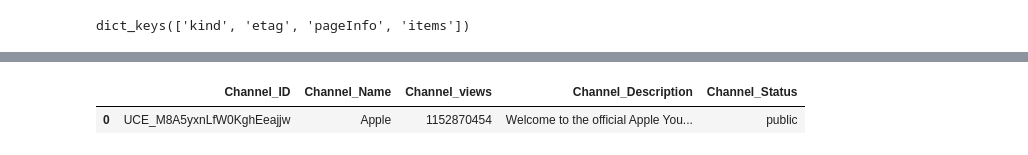
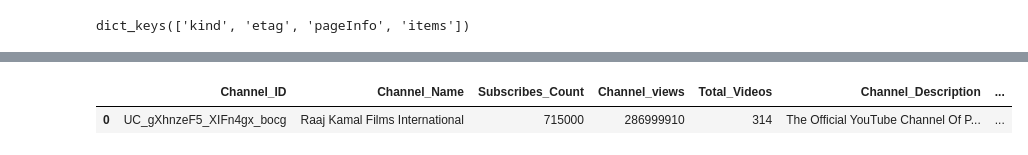
Before and after one commit to nvkumar63/Youtube_project01, a Jupyter notebook: Youtube_project01.ipynb, the cells around one changed output, grey strips where cells are left out. Cells and saved outputs as stored; diff of their text form; code cells hidden in the pictures.

```diff
--- a/Youtube_project01.ipynb
+++ b/Youtube_project01.ipynb
@@ -4,4 +14,4 @@ import pandas as pd
 # %%
-api_key = 'AIzaSyBIvY00IaQhpJavkwxnxM5dw0e2bAiaKEY'
+api_key = 'AIzaSyBMs5lNxnT9xaGHrIo9FB0CI7-DjQB8KUg'
 youtube = build('youtube', 'v3', developerKey=api_key)
 # %%
@@ -40,7 +41,7 @@ print(list),(Channel_data['items'])
 # %%
 # 1. Channel Information:
 
-def get_the_channel_info(channel_id):
+def get_channel_info(channel_id):
     request = youtube.channels().list(
         part = 'snippet,contentDetails,statistics,status',
         id = channel_id
@@ -48,22 +49,22 @@ def get_the_channel_info(channel_id):
 
     response = request.execute()
 
-    for i in response["items"]:
-        data = dict(Channel_ID=i["id"],
-                Channel_Name=i["snippet"]["title"],
-                Channel_views=i["statistics"]["viewCount"],
-                Channel_Description=i["snippet"]["description"],
-                Channel_Status=i["status"]["privacyStatus"])
+    for item in response["items"]:
+        data = dict(Channel_ID=item["id"],
+                Channel_Name=item["snippet"]["title"],
+                Subscribes_Count=item['statistics']['subscriberCount'],
+                Channel_views=item["statistics"]["viewCount"],
+                Total_Videos=item["statistics"]["videoCount"],
+                Channel_Description=item["snippet"]["description"],
+                Channel_Status=item["status"]["privacyStatus"])
 
-        channel_df=pd.DataFrame(data,index=[0])
-    return channel_df
+    return data
-# %%
-Channel_details=get_the_channel_info("UCE_M8A5yxnLfW0KghEeajjw")
-Channel_details
-
-
-# convert this into dataframe channel_df
-# %% [output]
-|  | Channel_ID | Channel_Name | Channel_views | Channel_Description | Channel_Status |
-| 0 | UCE_M8A5yxnLfW0KghEeajjw | Apple | 1152870454 | Welcome to the official Apple You... | public |
+# %%
+Channel_details=get_channel_info("UC_gXhnzeF5_XIFn4gx_bocg")
+channel_df=pd.DataFrame(Channel_details,index=[0])
+# %%
+channel_df
+# %% [output]
+|  | Channel_ID | Channel_Name | Subscribes_Count | Channel_views | Total_Videos | Channel_Description | ... |
+| 0 | UC_gXhnzeF5_XIFn4gx_bocg | Raaj Kamal Films International | 715000 | 286999910 | 314 | The Official YouTube Channel Of P... | ... |
 # %%
```
Also changed, not shown: parts of 63 cells of this notebook.
